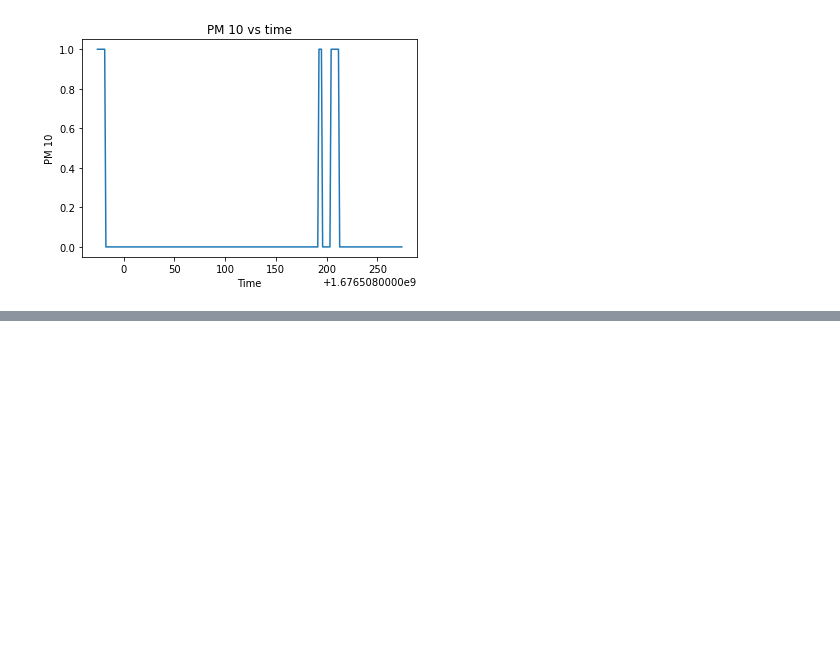
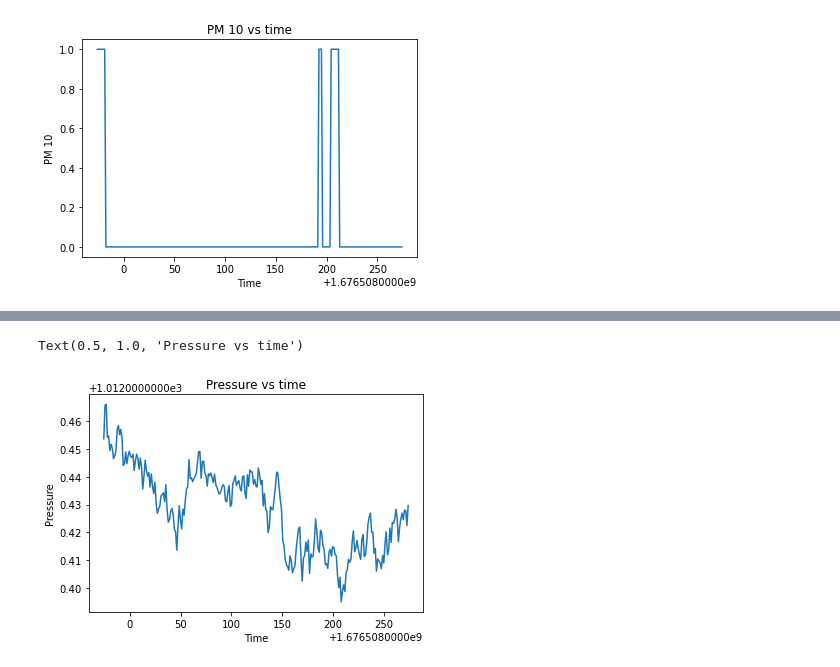
Before and after one commit to guchar/E11-ZhongGuo, a Jupyter notebook: Matplotlib Visualizations of Sensor Readings.ipynb, the cells around one changed output, grey strips where cells are left out. Saved outputs shown, nothing was run; the diff lists cells and outputs as text; code cells hidden in the pictures; blank space fills up the shorter version.

```diff
--- a/Matplotlib Visualizations of Sensor Readings.ipynb
+++ b/Matplotlib Visualizations of Sensor Readings.ipynb
@@ -37,0 +62,8 @@ Text(0.5, 1.0, 'PM 10 vs time')
+# %%
+plt.plot(df['Timestamp'], df['Pressure'])
+plt.ylabel('Pressure')
+plt.xlabel('Time')
+plt.title("Pressure vs time")
+# %% [output]
+Text(0.5, 1.0, 'Pressure vs time')
+[figure, added]
```
Also changed, not shown: parts of 4 cells of this notebook.
